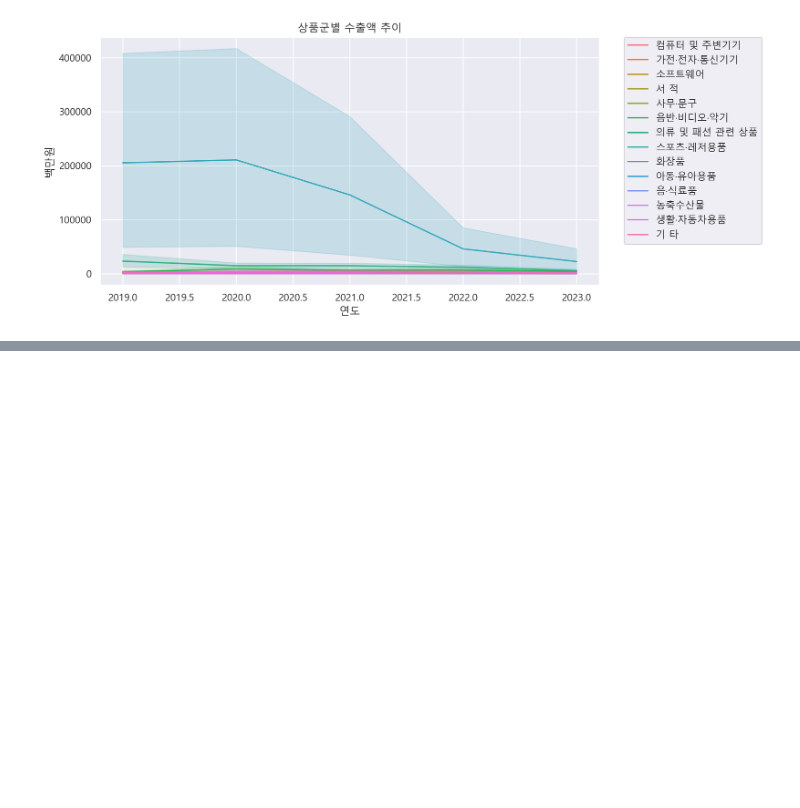
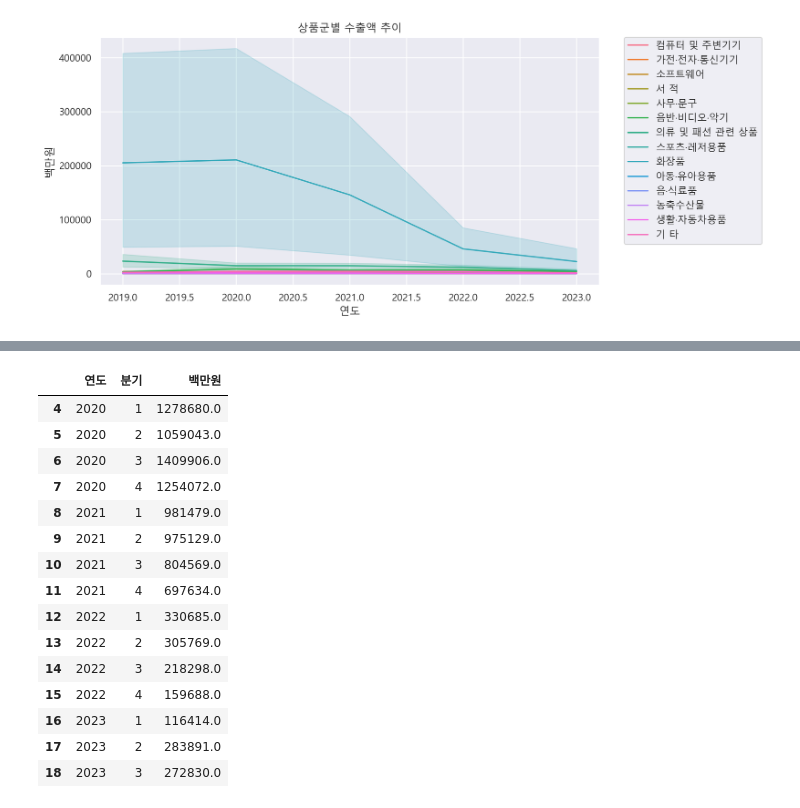
Before and after one commit to HamBeomJoon/SDA-Term-Project, a Jupyter notebook: data/eda.ipynb, the cells around one changed output, grey strips where cells are left out. Saved outputs shown, nothing was run; the diff lists cells and outputs as text; code cells hidden in the pictures; blank space fills up the shorter version.

```diff
--- a/data/eda.ipynb
+++ b/data/eda.ipynb
@@ -339,0 +375,23 @@ Text(0.5, 1.0, '상품군별 수출액 추이')
+# %%
+result_df['연도'] = pd.to_numeric(result_df['연도'])
+china_filtered_df = result_df[result_df['연도'] >= 2020]
+
+# 결과 출력
+china_filtered_df
+# %% [output]
+|  | 연도 | 분기 | 백만원 |
+| 4 | 2020 | 1 | 1278680.0 |
+| 5 | 2020 | 2 | 1059043.0 |
+| 6 | 2020 | 3 | 1409906.0 |
+| 7 | 2020 | 4 | 1254072.0 |
+| 8 | 2021 | 1 | 981479.0 |
+| 9 | 2021 | 2 | 975129.0 |
+| 10 | 2021 | 3 | 804569.0 |
+| 11 | 2021 | 4 | 697634.0 |
+| 12 | 2022 | 1 | 330685.0 |
+| 13 | 2022 | 2 | 305769.0 |
+| 14 | 2022 | 3 | 218298.0 |
+| 15 | 2022 | 4 | 159688.0 |
+| 16 | 2023 | 1 | 116414.0 |
+| 17 | 2023 | 2 | 283891.0 |
+| 18 | 2023 | 3 | 272830.0 |
```
Also changed, not shown: parts of 10 cells of this notebook.
